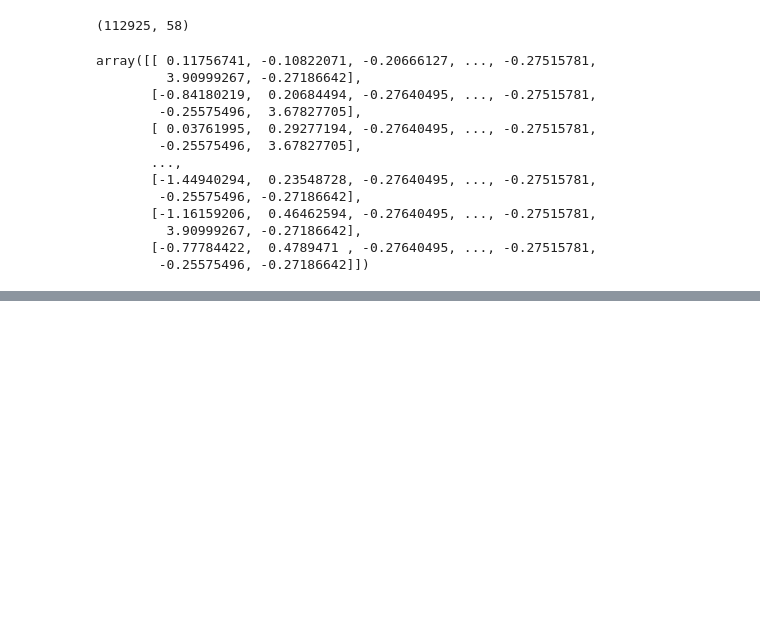
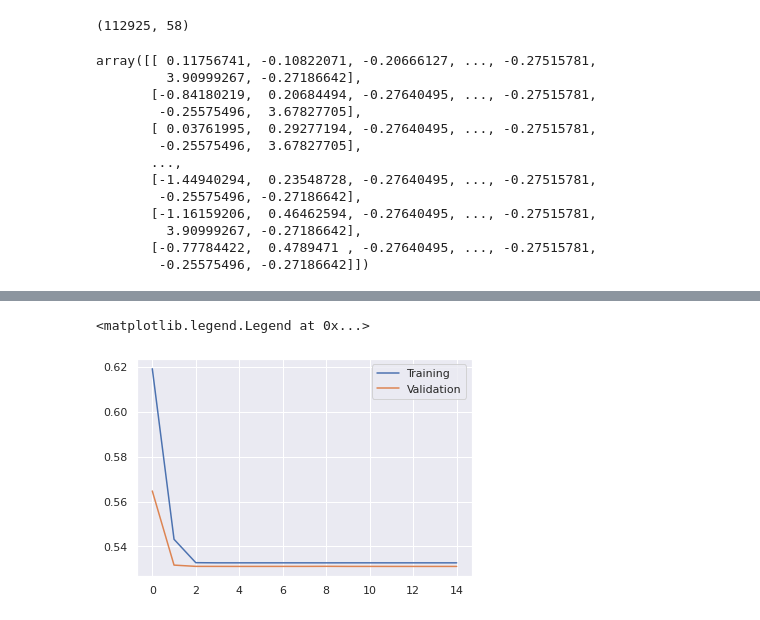
Before and after one commit to matheusmf1/ECM514_Data_Science, a Jupyter notebook: weather_AUS.ipynb, the cells around one changed output, grey strips where cells are left out. Drawn from its saved outputs; the diff is of its cells as text; code cells hidden in the pictures; blank space fills up the shorter version.

```diff
--- a/weather_AUS.ipynb
+++ b/weather_AUS.ipynb
@@ -202,0 +729,16 @@ Testing Accuracy:  0.8454283816692495
+# %%
+x = df4.drop(labels = ['RainTomorrow','Date'],axis = 1)
+y = df4['RainTomorrow']
+# %%
+x_train, x_test, y_train, y_test = train_test_split( x, y, test_size = 0.3, random_state = 42 )
+# %%
+model = Sequential([
+                    Dense(units = 30, activation = 'relu', input_shape = (22,)),
+                    Dense(units = 30, activation = 'relu'),
+                    Dense(units = 1, activation = 'sigmoid')
+])
+# %%
+model.compile(loss = 'binary_crossentropy',
+              optimizer = 'rmsprop',
+              metrics = ['accuracy'])
+hist = model.fit(x_train.values, y_train.values, validation_data=(x_test.values, y_test.values), batch_size=150, epochs=15)
@@ -202,0 +763,7 @@ Testing Accuracy:  0.8454283816692495
+# %%
+plt.plot( hist.history['loss'], label = 'Training' )
+plt.plot( hist.history['val_loss'], label = 'Validation' )
+plt.legend()
+# %% [output]
+<matplotlib.legend.Legend at 0x...>
+[figure, added]
```
Also changed, not shown: parts of 78 cells of this notebook.
